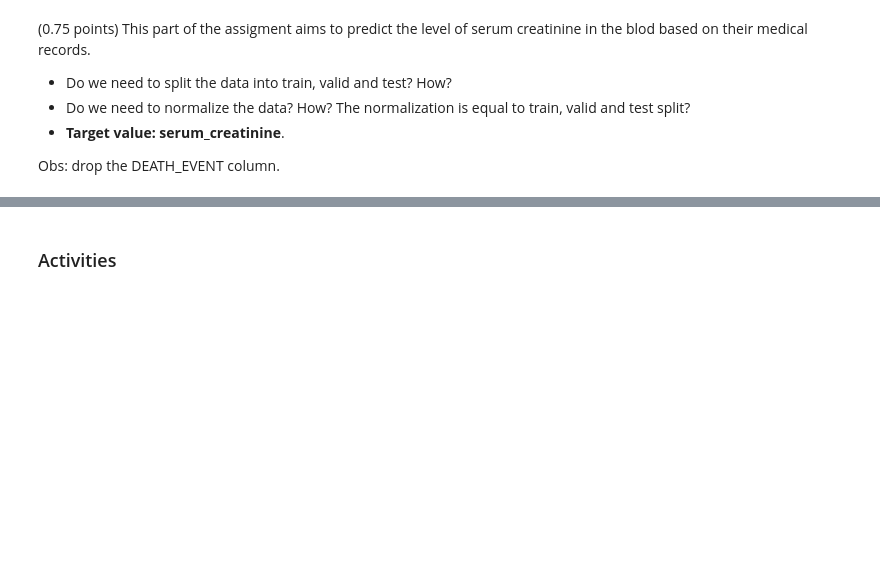
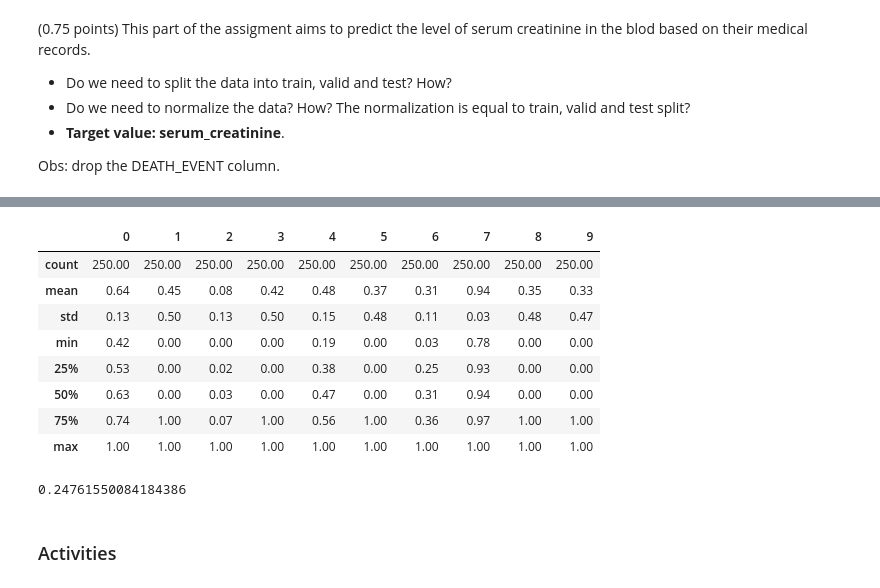
Before and after one commit to GabrielBG0/MLPR-Unicamp, a Jupyter notebook: T2/T2_Classical_Techniques.ipynb, the cells around one changed output, grey strips where cells are left out. Cells and saved outputs as stored; diff of their text form; code cells hidden in the pictures; blank space fills up the shorter version.

```diff
--- a/T2/T2_Classical_Techniques.ipynb
+++ b/T2/T2_Classical_Techniques.ipynb
@@ -332,3 +405,27 @@ Obs: drop the DEATH_EVENT column.
+# %%
+pd.DataFrame(X_normalized).describe()
+# %% [output]
+|  | 0 | 1 | 2 | 3 | 4 | 5 | 6 | 7 | 8 | 9 |
+| count | 250.00 | 250.00 | 250.00 | 250.00 | 250.00 | 250.00 | 250.00 | 250.00 | 250.00 | 250.00 |
+| mean | 0.64 | 0.45 | 0.08 | 0.42 | 0.48 | 0.37 | 0.31 | 0.94 | 0.35 | 0.33 |
+| std | 0.13 | 0.50 | 0.13 | 0.50 | 0.15 | 0.48 | 0.11 | 0.03 | 0.48 | 0.47 |
+| min | 0.42 | 0.00 | 0.00 | 0.00 | 0.19 | 0.00 | 0.03 | 0.78 | 0.00 | 0.00 |
+| 25% | 0.53 | 0.00 | 0.02 | 0.00 | 0.38 | 0.00 | 0.25 | 0.93 | 0.00 | 0.00 |
+| 50% | 0.63 | 0.00 | 0.03 | 0.00 | 0.47 | 0.00 | 0.31 | 0.94 | 0.00 | 0.00 |
+| 75% | 0.74 | 1.00 | 0.07 | 1.00 | 0.56 | 1.00 | 0.36 | 0.97 | 1.00 | 1.00 |
+| max | 1.00 | 1.00 | 1.00 | 1.00 | 1.00 | 1.00 | 1.00 | 1.00 | 1.00 | 1.00 |
+# %%
+X_train, X_test, Y_train, Y_test = train_test_split(
+    X_normalized, y, test_size=0.25, random_state=1234)
+
+liR = LinearRegression()
+liR.fit(X_train, Y_train)
+Y_pred = liR.predict(X_test)
+
+mae = mean_absolute_error(Y_test, Y_pred)
+mae
+# %% [output]
+0.24761550084184386
 # %% [markdown]
 ### Activities
 # %% [markdown]
```
Also changed, not shown: parts of 11 cells of this notebook.
